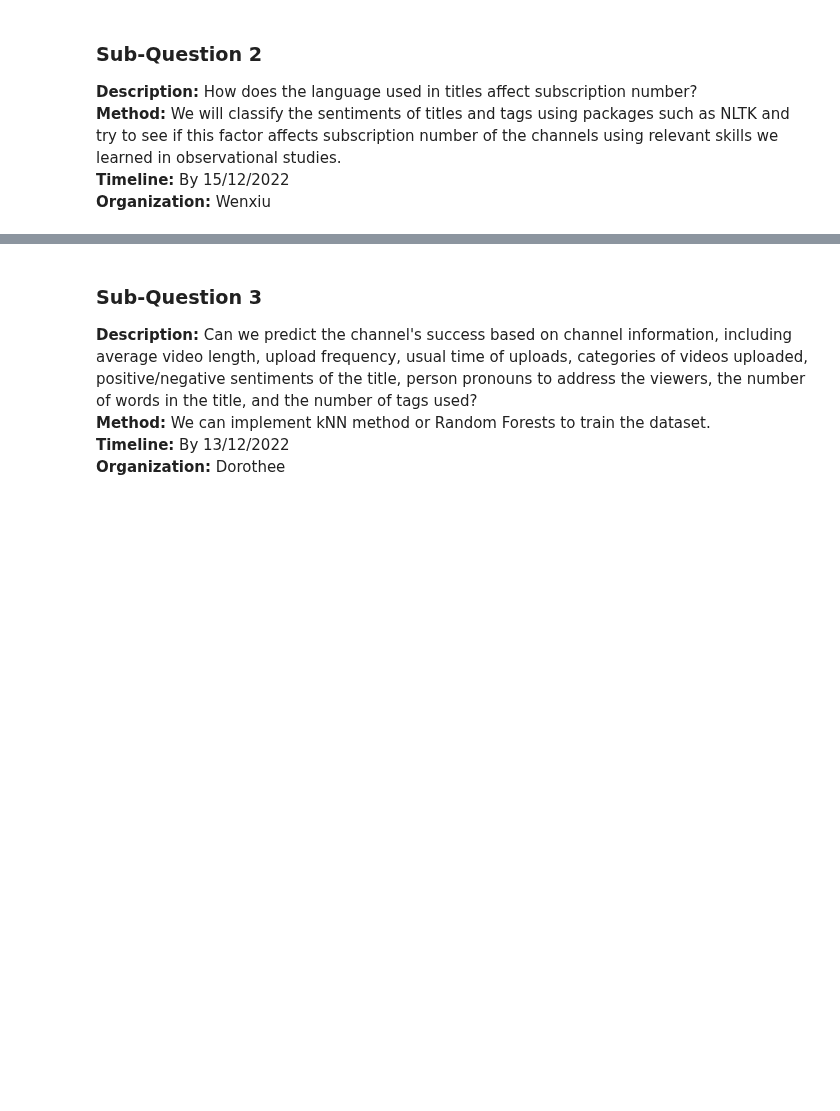
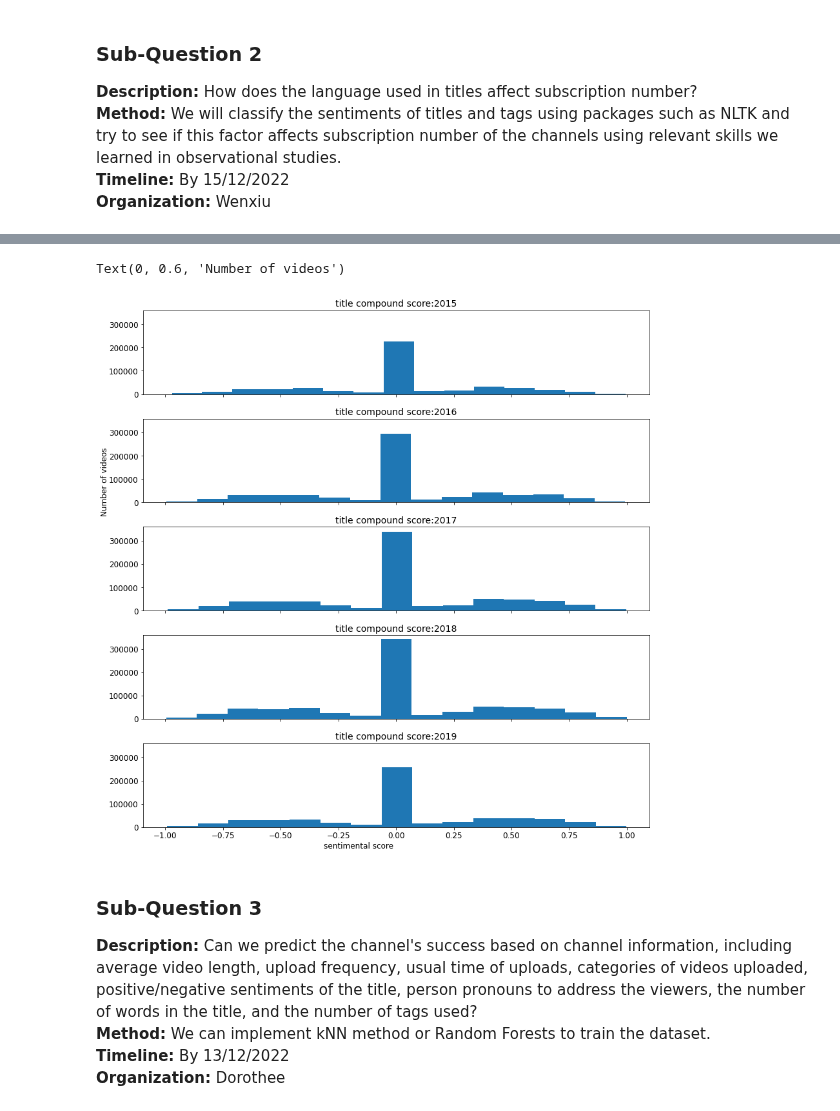
Before and after one commit to epfl-ada/ada-2022-project-adaptation, a Jupyter notebook: MS3_Analysis.ipynb, the cells around one changed output, grey strips where cells are left out. Drawn from its saved outputs; the diff is of its cells as text; code cells hidden in the pictures; blank space fills up the shorter version.

```diff
--- a/MS3_Analysis.ipynb
+++ b/MS3_Analysis.ipynb
@@ -354,22 +491,3 @@ video_metadatas['title_pos_scr'] = positive_sent
 video_metadatas['title_neg_scr'] = negative_sent
 video_metadatas['title_neu_scr'] = neutral_sent
 video_metadatas['title_com_scr'] = compound_sent
-# %%
-positive_sent = []
-negative_sent = []
-neutral_sent = []
-compound_sent = []
-
-#iterate through the sentences, get polarity scores, choose a value
-analyzer = SentimentIntensityAnalyzer()
-for title in tags_metadata.title:
-    score = analyzer.polarity_scores(title)
-    positive_sent.append(score['pos'])
-    negative_sent.append(score['neg'])
-    neutral_sent.append(score['neu'])
-    compound_sent.append(score['compound'])
-
-video_metadatas['tag_pos_scr'] = positive_sent
-video_metadatas['tag_neg_scr'] = negative_sent
-video_metadatas['tag_neu_scr'] = neutral_sent
-video_metadatas['tag_com_scr'] = compound_sent
@@ -420,3 +519,23 @@ plt.ylabel('Number of titles')
+# %%
+# Write your code to make 4x4 panel here
+
+fig, ax = plt.subplots(5, 1,figsize= (12,12), sharey = True, sharex = True)
+
+year = [2015, 2016, 2017, 2018, 2019]
+
+for i in np.arange(5):
+    sbplt = ax[i]
+    sbplt.hist(video_metadatas[video_metadatas['yearNumber'] == year[i] ].title_com_scr,bins = 15)
+    sbplt.set_title('title compound score:' + str(year[i]) )
+
+
+fig.tight_layout()
+
+fig.text(0.4,0, "sentimental score")
+fig.text(0,0.6, "Number of videos", rotation = 90)
+# %% [output]
+Text(0, 0.6, 'Number of videos')
+[figure, added]
 # %% [markdown]
 ### Sub-Question 3
 
```
Also changed, not shown: parts of 43 cells of this notebook.
